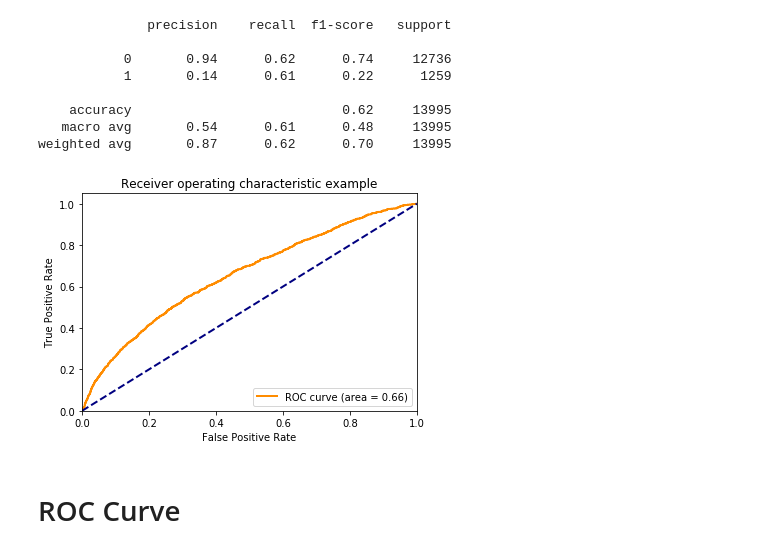
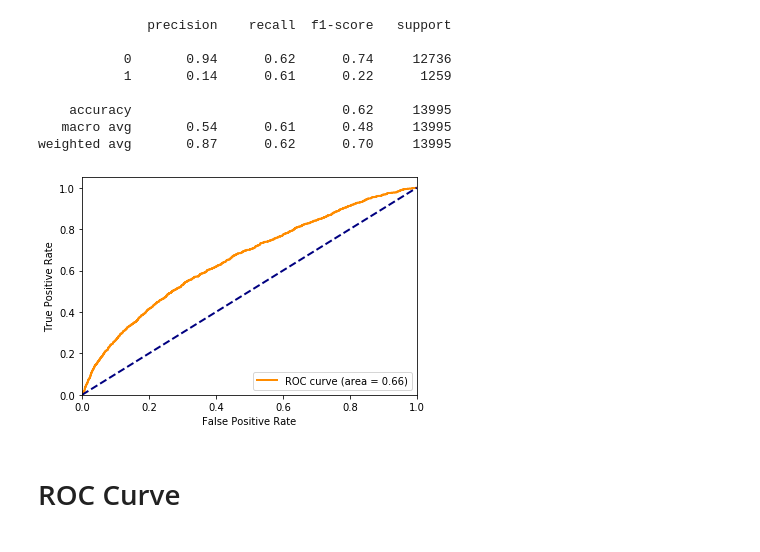
Before and after one commit to ChungHHuang/Capstone_project, a Jupyter notebook: ChungHsuan/Readmission.ipynb, the cells around one changed output. Drawn from its saved outputs; the diff is of its cells as text; code cells hidden in the pictures.

```diff
--- a/ChungHsuan/Readmission.ipynb
+++ b/ChungHsuan/Readmission.ipynb
@@ -568,21 +516,21 @@ weighted avg       0.87      0.62      0.70     13995
 # %%
 y_probs_xgb = pd.DataFrame(xgb_opt.predict_proba(x_test))[1]
 fpr, tpr, thresholds = roc_curve(y_test, y_probs_xgb)
 auc = roc_auc_score(y_test, y_probs_xgb)
 plt.figure()
 lw = 2
 plt.plot(fpr, tpr, color='darkorange', lw=lw,
         label='ROC curve (area = %0.2f)' % auc)
 plt.plot([0, 1], [0, 1], color='navy', lw=lw, linestyle='--')
 plt.xlim([0.0, 1.0])
 plt.ylim([0.0, 1.05])
 plt.xlabel('False Positive Rate')
 plt.ylabel('True Positive Rate')
-plt.title('Receiver operating characteristic example')
+#plt.title('Receiver operating characteristic example')
 plt.legend(loc="lower right")
 plt.show()
 # %% [output]
-[figure, old version]
+[figure, new version]
 # %% [markdown]
 # ROC Curve
 # %%
```
Also changed, not shown: parts of 14 cells of this notebook, 3 other files.
